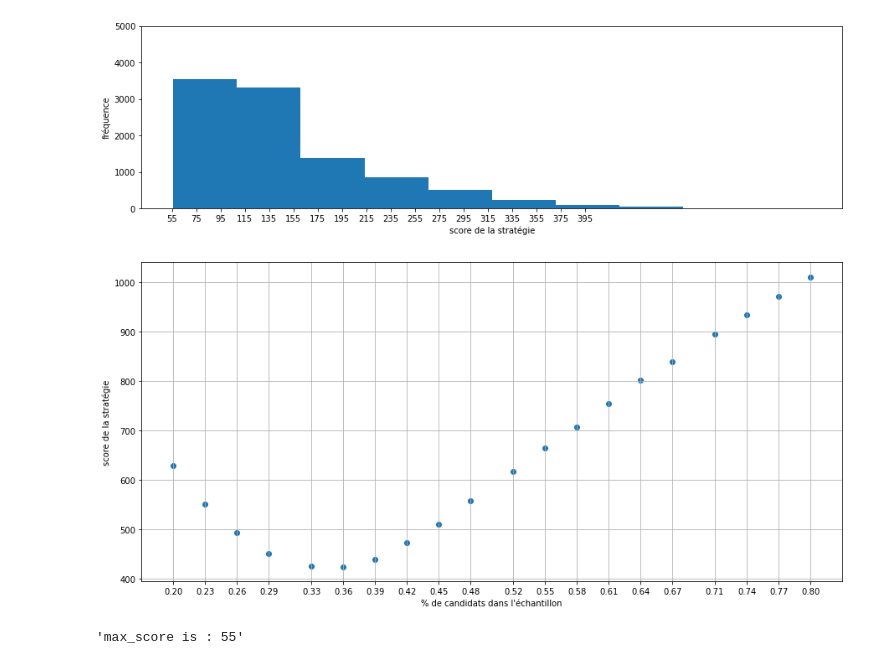
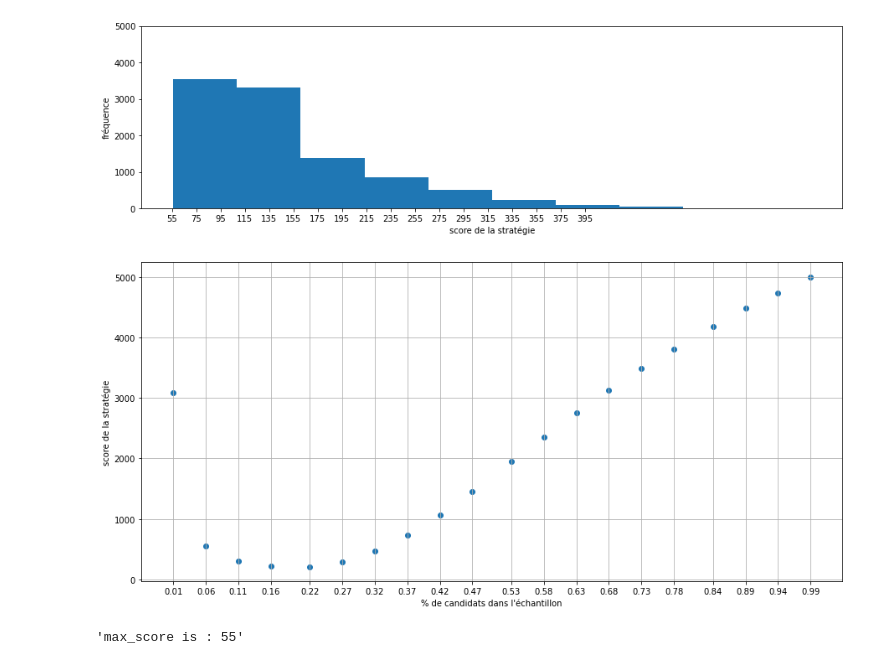
Before and after one commit to victor-kerros/secretary_problem_with_constraints, a Jupyter notebook: secretary_problem_simulation.ipynb, the cells around one changed output. Saved outputs shown, nothing was run; the diff lists cells and outputs as text; code cells hidden in the pictures.

```diff
--- a/secretary_problem_simulation.ipynb
+++ b/secretary_problem_simulation.ipynb
@@ -194,24 +197,24 @@ plt.show()
 [figure]
 # %%
 from tqdm import tqdm
-number_of_candidates = 100
-k = 20
+number_of_candidates = 1000
+k = 10
 
 props = [np.round(prop, 2) for prop in list(np.linspace(k / number_of_candidates, 1 - k / number_of_candidates, num = 20))]
 score_virtual = []
 for prop in tqdm(props, "processing"):
     sim_virtual = np.array([sum(virtual_choose_k_candidates(generate_candidates(number_of_candidates), prop, k)) for i in range(10000)])
     score_virtual.append(np.mean(sim_virtual))
 
 plt.figure(figsize = (15, 7))
 plt.scatter(props, score_virtual)
 plt.xticks(props)
 plt.xlabel("% de candidats dans l'échantillon")
 plt.ylabel("score de la stratégie")
 plt.grid(True)
 plt.show()
 # %% [output]
-[figure, old version]
+[figure, new version]
 # %%
 # Optimistic strategy
 
```
Also changed, not shown: parts of 5 cells of this notebook.
